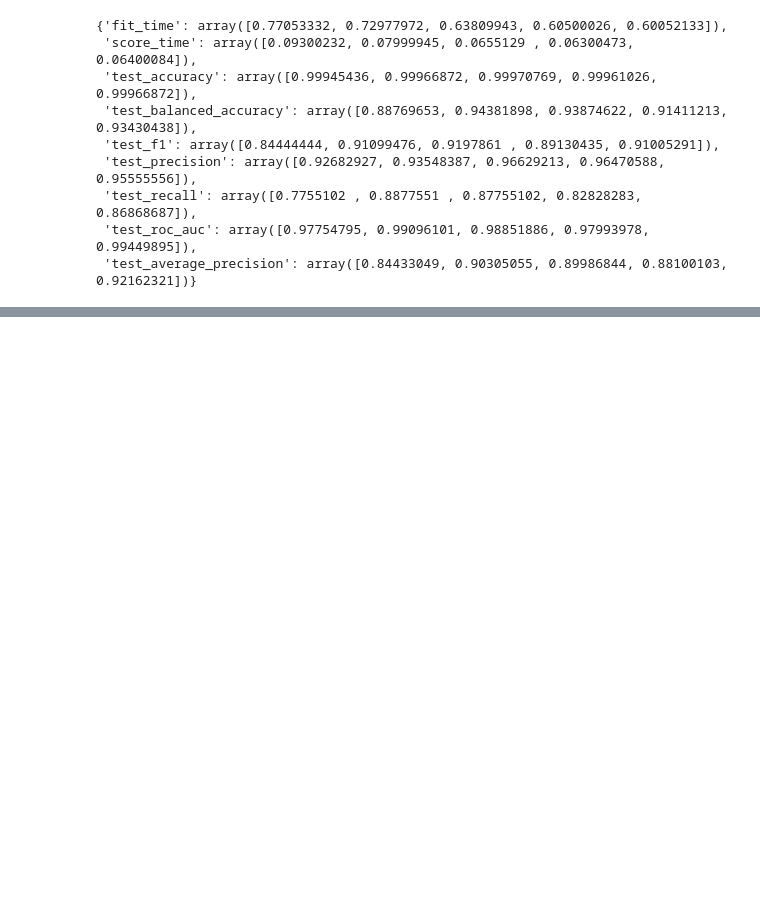
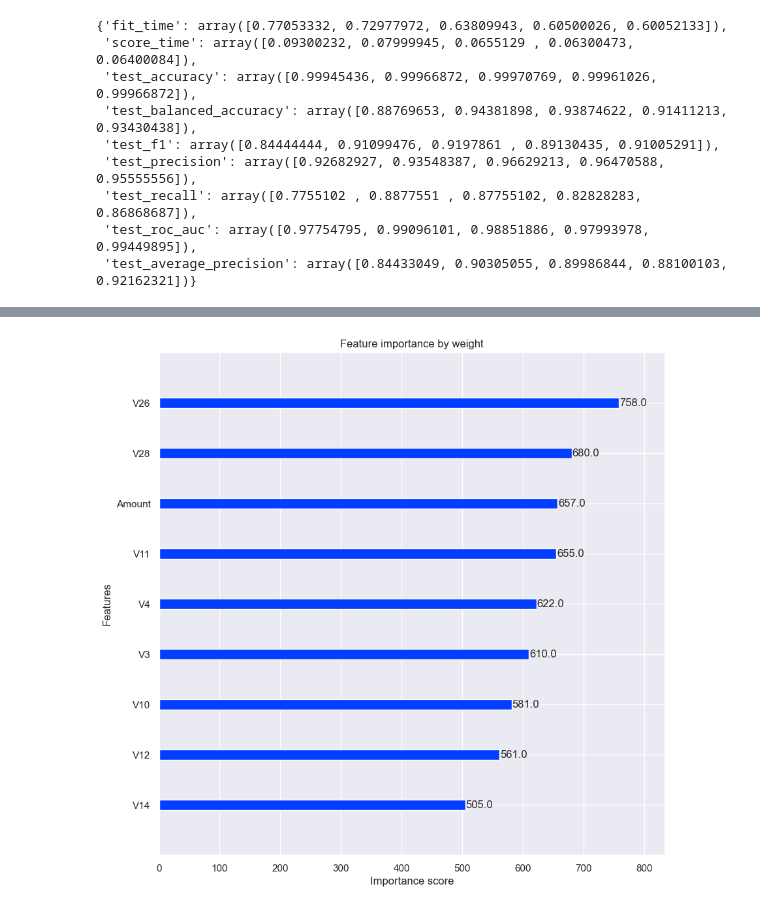
Before and after one commit to vinivaliati/Fraud-Detection, a Jupyter notebook: notebooks/model_01.ipynb, the cells around one changed output, grey strips where cells are left out. Drawn from its saved outputs; the diff is of its cells as text; code cells hidden in the pictures; blank space fills up the shorter version.

```diff
--- a/notebooks/model_01.ipynb
+++ b/notebooks/model_01.ipynb
@@ -211,0 +265,21 @@ treinar_e_validar_modelo_classificacao(X, y, kf, **classificadores['XGBClassifie
+# %%
+param_grid = {
+    "clf__max_depth": [3, 6, 10],  # Profundidade da árvore
+    # "clf__min_child_weight": [1, 3, 5],  # Peso mínimo de uma folha
+    # "clf__gamma": [0, 0.1, 0.3],  # Redução mínima de perda para uma divisão
+    "clf__subsample": [0.6, 0.8, 1.0],  # Proporção de amostras usadas para cada árvore
+    "clf__colsample_bytree": [0.6, 0.8, 1.0],  # Proporção de features para cada árvore
+    # "clf__learning_rate": [0.1, 0.3, 0.5],  # Taxa de aprendizado
+    # "clf__n_estimators": [10, 50, 100],  # Número de árvores
+    "clf__reg_lambda": [1, 2, 5],  # Regularização L2
+    "clf__reg_alpha": [0, 0.5, 1],  # Regularização L1
+    # "clf__scale_pos_weight": [1, scale_pos_weight],  # Peso das classes
+}
+# %%
+clf = XGBClassifier(random_state=RANDOM_STATE, n_jobs=-1, scale_pos_weight=scale_pos_weight)
+
+grid_search = grid_search_cv_classificador(
+    clf, param_grid, kf, None, refit_metric="average_precision"
+)
+
+grid_search
@@ -211,0 +308,2 @@ treinar_e_validar_modelo_classificacao(X, y, kf, **classificadores['XGBClassifie
+# %%
+grid_search.fit(X, y)
@@ -211,0 +343,2 @@ treinar_e_validar_modelo_classificacao(X, y, kf, **classificadores['XGBClassifie
+# %%
+grid_search.fit(X_without_columns, y)
@@ -211,0 +387,13 @@ treinar_e_validar_modelo_classificacao(X, y, kf, **classificadores['XGBClassifie
+# %%
+fig, ax = plt.subplots(figsize=(10, 10))
+
+plot_importance(
+    grid_search.best_estimator_["clf"],
+    ax=ax,
+    importance_type="weight",
+    title="Feature importance by weight"
+)
+
+plt.show()
+# %% [output]
+[figure, added]
```
Also changed, not shown: parts of 19 cells of this notebook.
